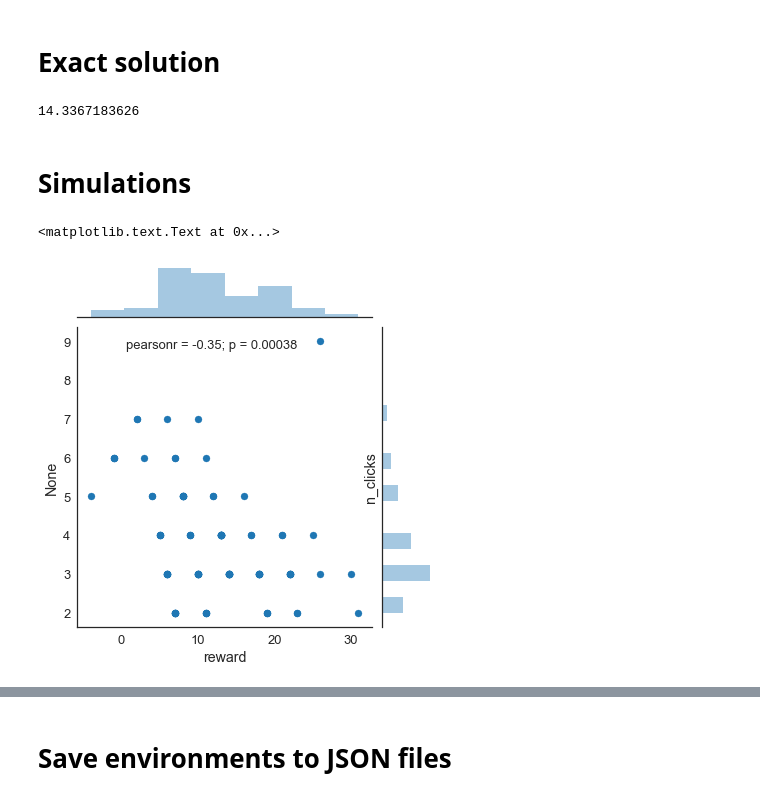
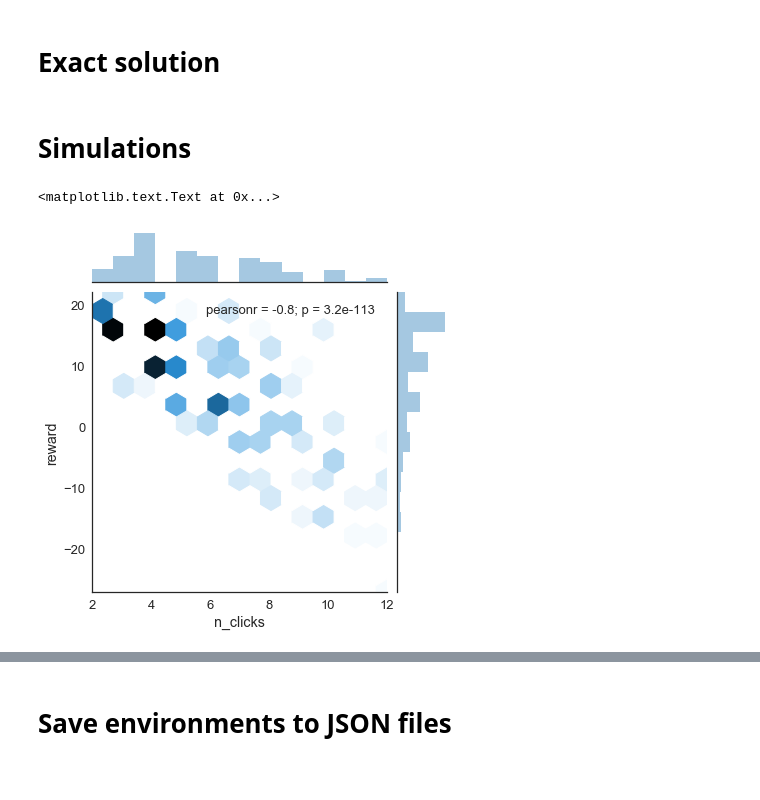
Before and after one commit to fredcallaway/planning, a Jupyter notebook: python/x12-trees.ipynb, the cells around one changed output, grey strips where cells are left out. Saved outputs shown, nothing was run; the diff lists cells and outputs as text; code cells hidden in the pictures.

```diff
--- a/python/x12-trees.ipynb
+++ b/python/x12-trees.ipynb
@@ -32,14 +32,15 @@ os.environ['PATH'] +=':/home/fredcallaway/miniconda3/envs/mcrl/bin/'
 from mouselab import MouselabEnv
 from distributions import Categorical, Normal
 
-def make_env(mu=3, sigma=6, quantization=6, cost=1.00, seed=None, branching=[2,2], **kwargs):
+def make_env(mu=0, sigma=6, quantization=6, cost=1.00, seed=None, branching=[2,2], **kwargs):
     if seed is not None:
         np.random.seed(seed)
 
     def reward(depth):
         if depth > 0:
-            d = Normal(mu, sigma).to_discrete(quantization)
-            return Categorical(map(round, d.vals), d.probs)
+            return Categorical([-10, -5, 5, 10])
+#             d = Normal(mu, sigma).to_discrete(quantization)
+#             return Categorical(map(round, d.vals), d.probs)
         return 0.
 
     return MouselabEnv.new_symmetric(branching, reward, cost=cost, **kwargs)
@@ -82,9 +92,0 @@ def hash_x12(state):
-# %%
-from policies import SoftmaxPolicy
-
-def get_optimal_policy(env):
-    Q, V, pi, info = solve(env, hash_state=hash_x12)
-    print(V(env.init))  # ~ 5 minutes for 312
-    return SoftmaxPolicy(Q)
-# %% [output]
-14.3367183626
@@ -109,14 +108,14 @@ def simulate(policy, envs, seed=None, repeat=1):
                        'state': s, 'action': a, 'reward': r}
 
 
-envs = [make_env(mu=3, sigma=6, quantization=4, branching=[2,1,2])
-        for _ in range(100)]
+envs = [make_env(mu=3, sigma=6, quantization=4, branching=[3,1,2])
+        for _ in range(500)]
 df = pd.DataFrame(simulate(optimal_policy, envs))
 # %%
 returns = df.groupby('env_id').reward.sum()
 n_clicks = df.groupby('env_id').apply(len) - 1
-sns.jointplot(returns, n_clicks)
-plt.ylabel('n_clicks')
+g = sns.jointplot(n_clicks, returns, kind='hex')
+g.ax_joint.set_xlabel('n_clicks')
 # %% [output]
 <matplotlib.text.Text at 0x...>
-[figure, old version]
+[figure, new version]
```
Also changed, not shown: parts of 10 cells of this notebook, 15 other files.
